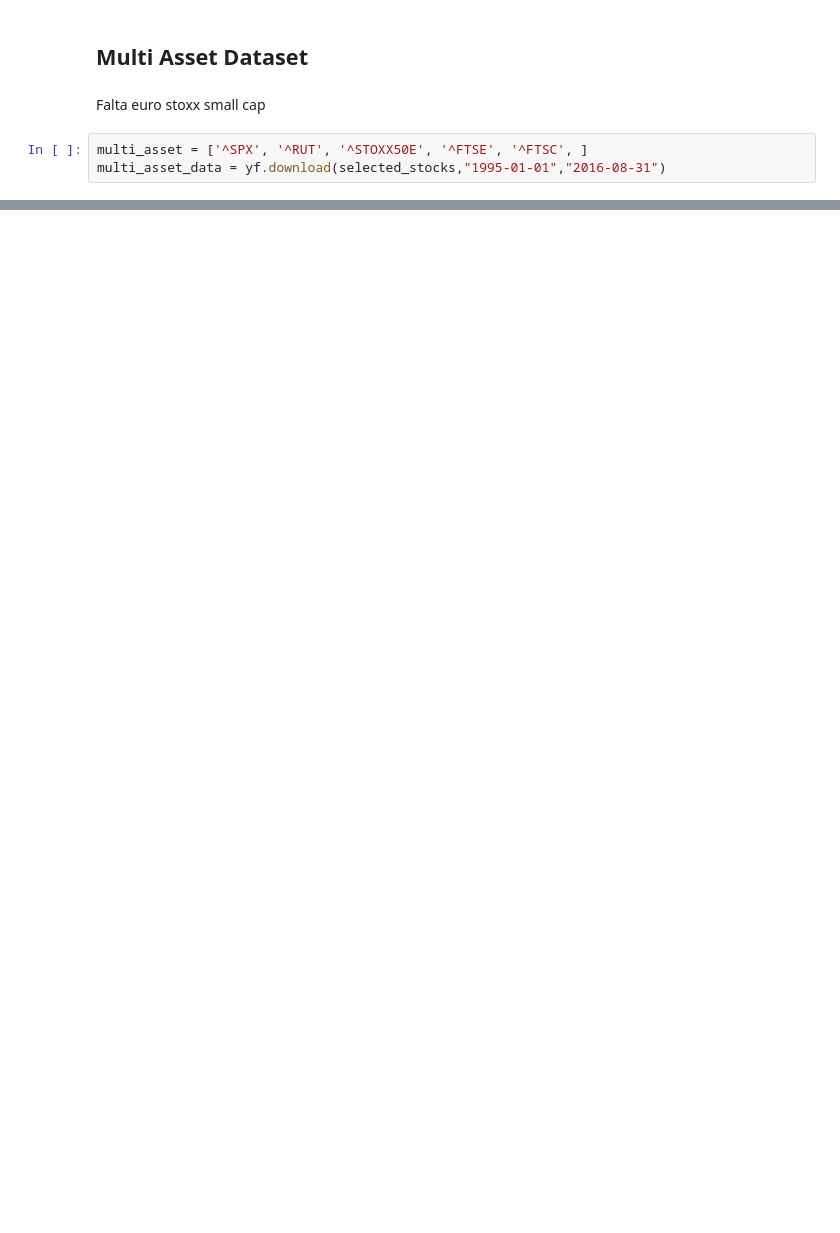
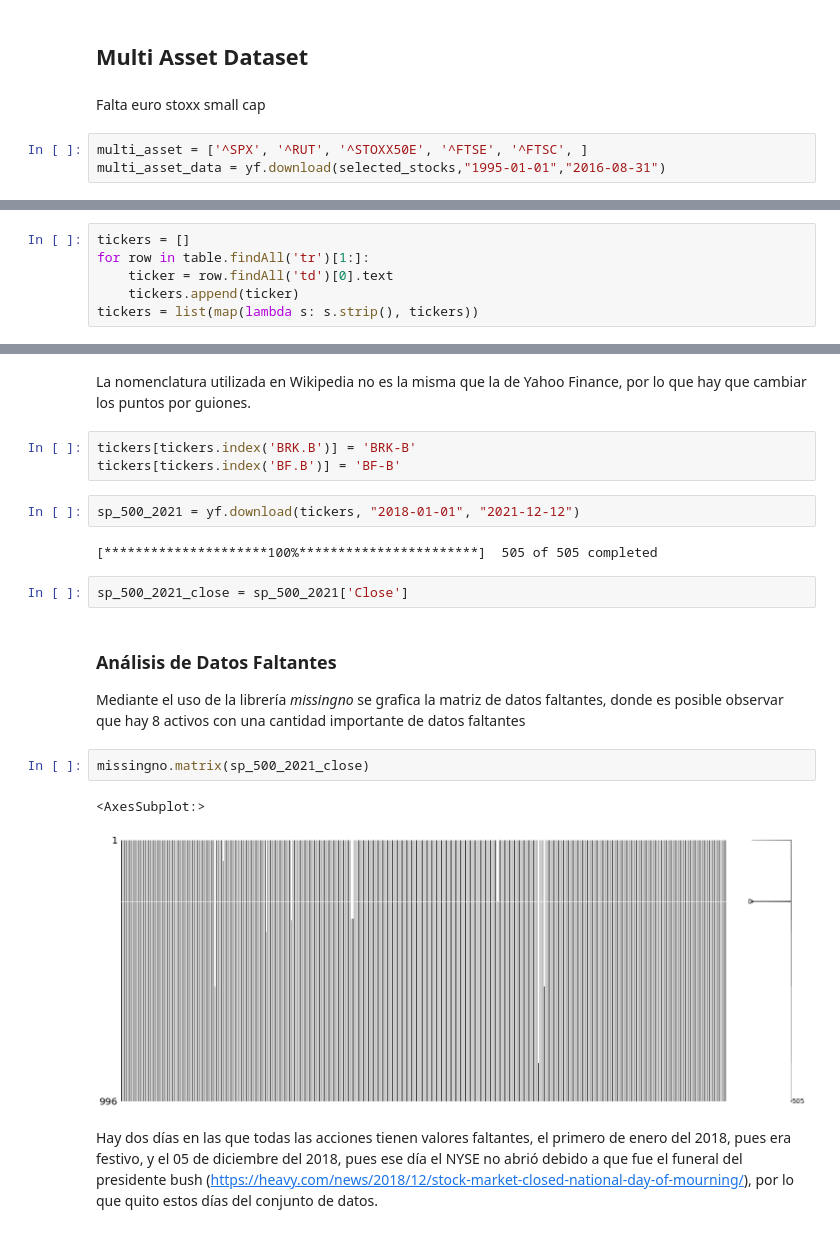
Before and after one commit to jduarte00/tesis, a Jupyter notebook: DataSets.ipynb, the cells around one changed output, grey strips where cells are left out. Saved outputs shown, nothing was run; the diff lists cells and outputs as text; blank space fills up the shorter version.

```diff
--- a/DataSets.ipynb
+++ b/DataSets.ipynb
@@ -88,0 +99,6 @@ multi_asset_data = yf.download(selected_stocks,"1995-01-01","2016-08-31")
+# %%
+tickers = []
+for row in table.findAll('tr')[1:]:
+    ticker = row.findAll('td')[0].text
+    tickers.append(ticker)
+tickers = list(map(lambda s: s.strip(), tickers))
@@ -88,0 +111,22 @@ multi_asset_data = yf.download(selected_stocks,"1995-01-01","2016-08-31")
+# %% [markdown]
+La nomenclatura utilizada en Wikipedia no es la misma que la de Yahoo Finance, por lo que hay que cambiar los puntos por guiones.
+# %%
+tickers[tickers.index('BRK.B')] = 'BRK-B'
+tickers[tickers.index('BF.B')] = 'BF-B'
+# %%
+sp_500_2021 = yf.download(tickers, "2018-01-01", "2021-12-12")
+# %% [output]
+[*********************100%***********************]  505 of 505 completed
+# %%
+sp_500_2021_close = sp_500_2021['Close']
+# %% [markdown]
+### Análisis de Datos Faltantes
+
+Mediante el uso de la librería *missingno* se grafica la matriz de datos faltantes, donde es posible observar que hay 8 activos con una cantidad importante de datos faltantes
+# %%
+missingno.matrix(sp_500_2021_close)
+# %% [output]
+<AxesSubplot:>
+[figure, added]
+# %% [markdown]
+Hay dos días en las que todas las acciones tienen valores faltantes, el primero de enero del 2018, pues era festivo, y el 05 de diciembre del 2018, pues ese día el NYSE no abrió debido a que fue el funeral del presidente bush (https://heavy.com/news/2018/12/stock-market-closed-national-day-of-mourning/), por lo que quito estos días del conjunto de datos.
```
Also changed, not shown: parts of 32 cells of this notebook, 4 other files.
